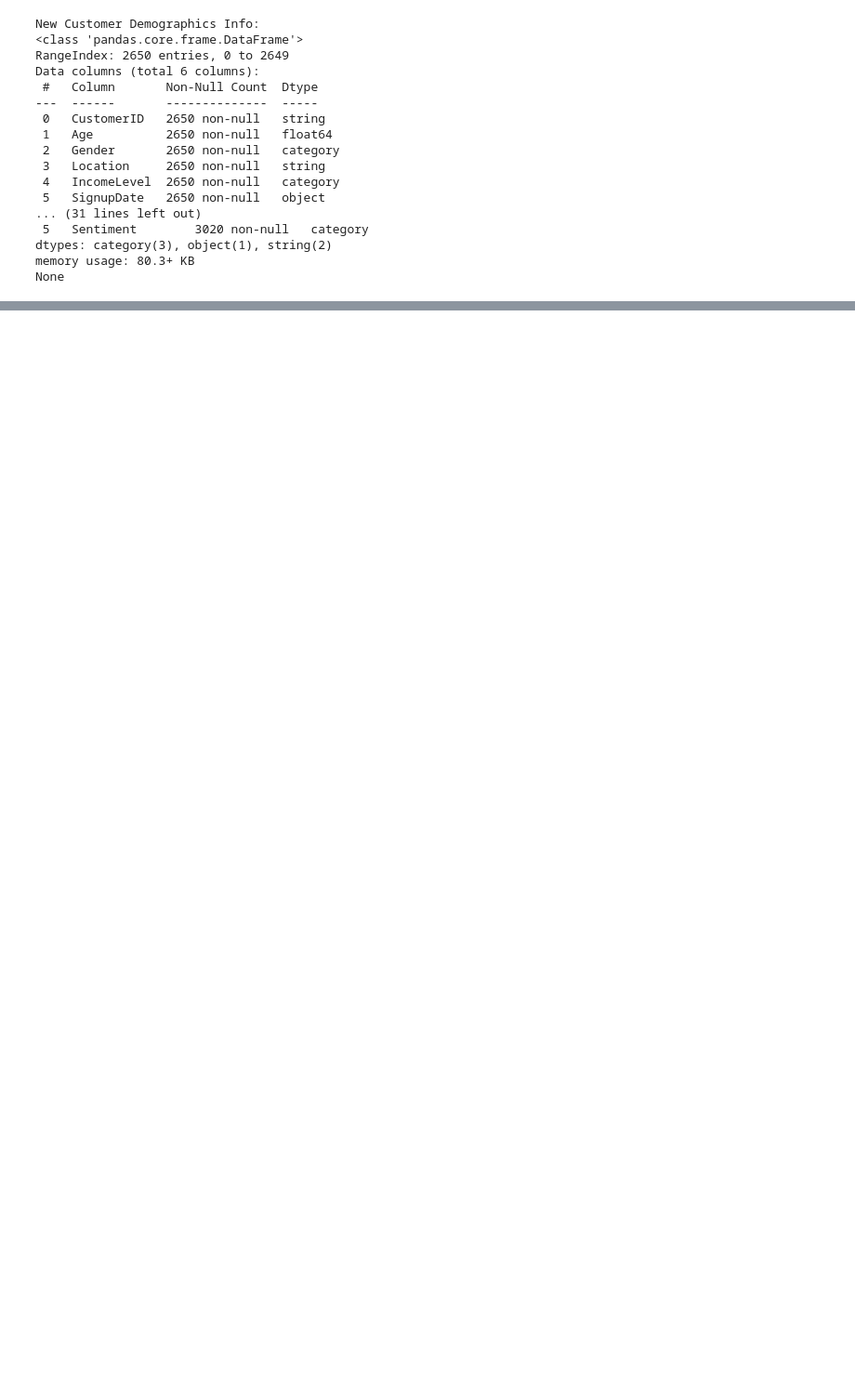
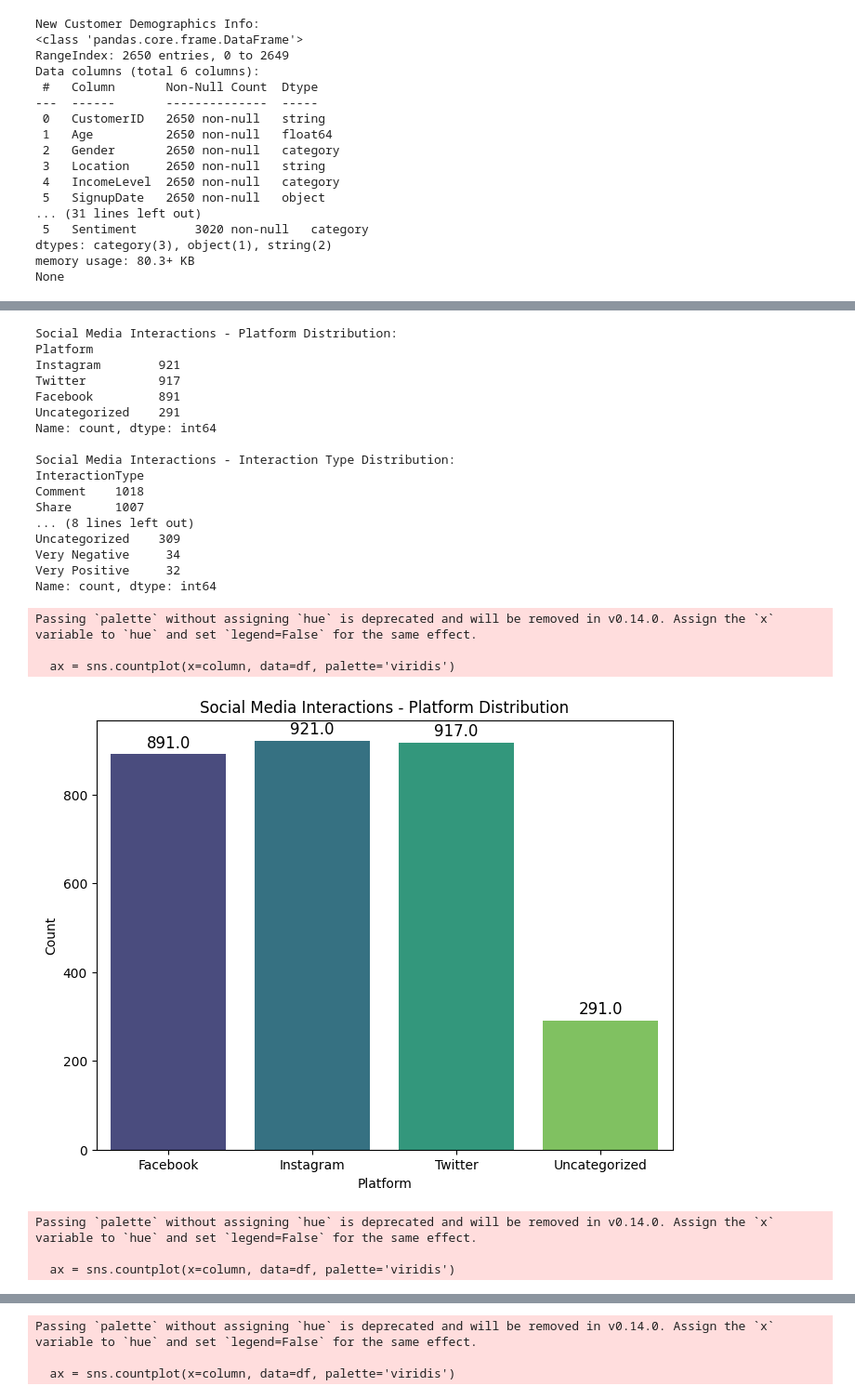
Before and after one commit to zpsy-hub/MO-IT125-ML-Linear-Algebra-A3103-Grp1, a Jupyter notebook: Milestone_1_Exploratory_Data_Analysis_(EDA)_of_Machine_Learning_Solution_Project.ipynb, the cells around one changed output, grey strips where cells are left out. Shown at 93% size. Cells and saved outputs as stored; diff of their text form; code cells hidden in the pictures; blank space fills up the shorter version.

```diff
--- a/Milestone_1_Exploratory_Data_Analysis_(EDA)_of_Machine_Learning_Solution_Project.ipynb
+++ b/Milestone_1_Exploratory_Data_Analysis_(EDA)_of_Machine_Learning_Solution_Project.ipynb
@@ -183,0 +378,59 @@ dtype: int64
+# %%
+import matplotlib.pyplot as plt
+import seaborn as sns
+
+# Function to plot distribution with values on top of bars
+def plot_distribution_with_values(df, column, title):
+    plt.figure(figsize=(8, 6))
+    ax = sns.countplot(x=column, data=df, palette='viridis')
+    plt.title(title)
+    plt.xlabel(column)
+    plt.ylabel('Count')
+
+    # Add the values on top of the bars
+    for p in ax.patches:
+        ax.annotate(f'{p.get_height()}', (p.get_x() + p.get_width() / 2., p.get_height()),
+                    ha='center', va='baseline', fontsize=12, color='black', xytext=(0, 5),
+                    textcoords='offset points')
+
+    plt.show()
+
+# For Social Media Interactions
+print("\nSocial Media Interactions - Platform Distribution:")
+print(socmed_interactions['Platform'].value_counts())
+
+print("\nSocial Media Interactions - Interaction Type Distribution:")
+print(socmed_interactions['InteractionType'].value_counts())
+
+print("\nSocial Media Interactions - Sentiment Distribution:")
+print(socmed_interactions['Sentiment'].value_counts())
+
+# Create plots with values on top of bars
+plot_distribution_with_values(socmed_interactions, 'Platform', 'Social Media Interactions - Platform Distribution')
+plot_distribution_with_values(socmed_interactions, 'InteractionType', 'Social Media Interactions - Interaction Type Distribution')
+plot_distribution_with_values(socmed_interactions, 'Sentiment', 'Social Media Interactions - Sentiment Distribution')
+# %% [output]
+Social Media Interactions - Platform Distribution:
+Platform
+Instagram        921
+Twitter          917
+Facebook         891
+Uncategorized    291
+Name: count, dtype: int64
+
+Social Media Interactions - Interaction Type Distribution:
+InteractionType
+Comment    1018
+Share      1007
+... (8 lines left out)
+Uncategorized    309
+Very Negative     34
+Very Positive     32
+Name: count, dtype: int64
+Passing `palette` without assigning `hue` is deprecated and will be removed in v0.14.0. Assign the `x` variable to `hue` and set `legend=False` for the same effect.
+
+  ax = sns.countplot(x=column, data=df, palette='viridis')
+[figure, added]
+Passing `palette` without assigning `hue` is deprecated and will be removed in v0.14.0. Assign the `x` variable to `hue` and set `legend=False` for the same effect.
+
+  ax = sns.countplot(x=column, data=df, palette='viridis')
@@ -183,0 +438,3 @@ dtype: int64
+Passing `palette` without assigning `hue` is deprecated and will be removed in v0.14.0. Assign the `x` variable to `hue` and set `legend=False` for the same effect.
+
+  ax = sns.countplot(x=column, data=df, palette='viridis')
```
Also changed, not shown: parts of 16 cells of this notebook.
